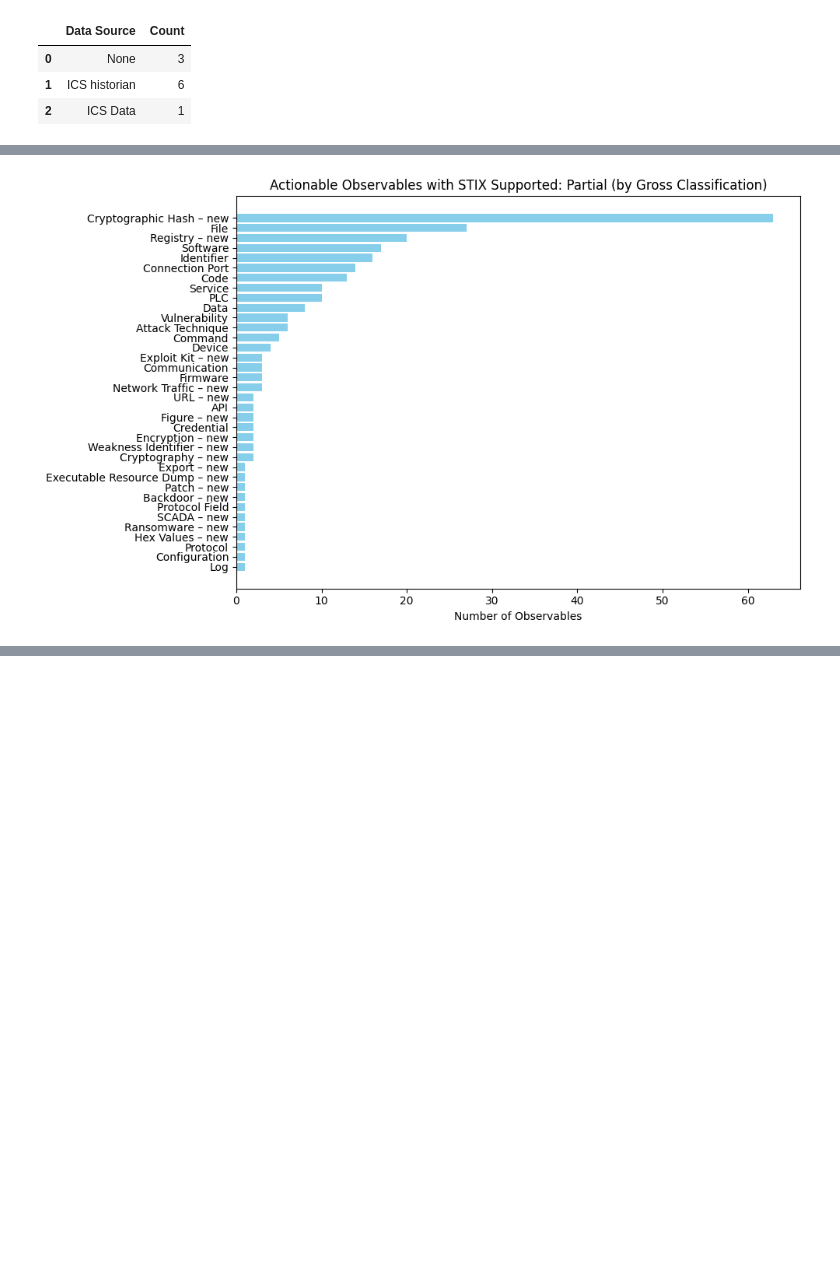
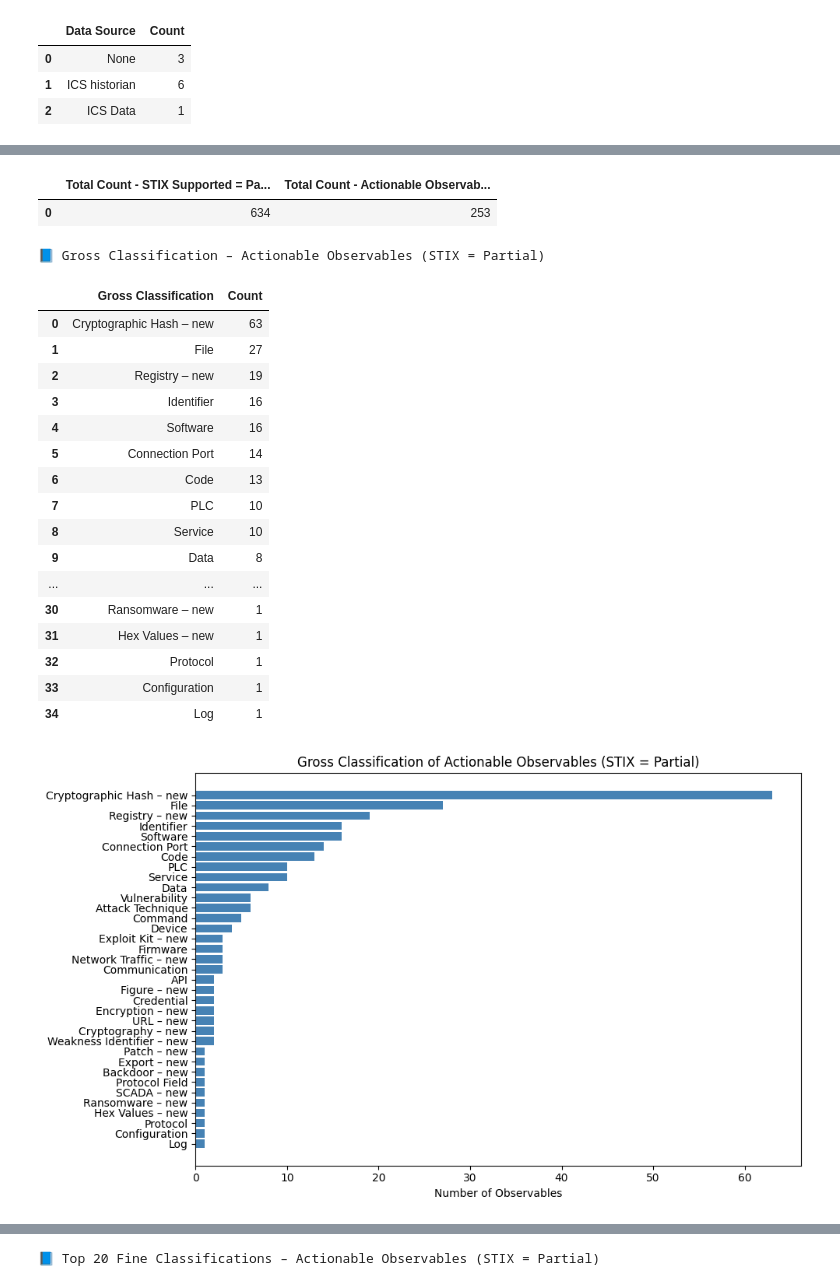
Before and after one commit to dorinhazan/FinalProject-DataScience, a Jupyter notebook: final_statistics.ipynb, the cells around one changed output, grey strips where cells are left out. Saved outputs shown, nothing was run; the diff lists cells and outputs as text; code cells hidden in the pictures; blank space fills up the shorter version.

```diff
--- a/final_statistics.ipynb
+++ b/final_statistics.ipynb
@@ -46,7 +52,8 @@ malware_names = [
 # %%
-# Updated filtering to also remove observables with observable_value matching malware_name_set
-malware_name_set = set(malware_names)  # assuming malware_names is already defined
-
+malware_pattern = re.compile(
+    r'\b(?:' + '|'.join(map(re.escape, malware_name_set)) + r')\b',
+    flags=re.I
+)
 retained_observables = []
 removed_observables = []
 
@@ -58,7 +65,7 @@ for obs in merged_combined_list:
     if (
         "malware" in fine_class or
         stix_val == "Full: Malware" or
-        observable_val in malware_name_set
+        malware_pattern.search(observable_val)
     ):
         removed_observables.append(obs)
     else:
@@ -73,5 +80,3 @@ with open(filtered_path, "w") as f:
 
 with open(removed_path, "w") as f:
     json.dump(removed_observables, f, indent=2)
-
-filtered_path, removed_path
@@ -365,32 +335,62 @@ display(styled_table(data_source_df, "📘 Data Source"))
 | 1 | ICS historian | 6 |
 | 2 | ICS Data | 1 |
 # %%
-# Step 5.1: Filter observables where STIX_supported == "Partial"
+# Step 5.1: Filter observables with STIX_supported == "Partial"
 partial_stix_observables = [obs for obs in all_observables if obs.get("STIX_supported") == "Partial"]
 
 # Further filter to those that are actionable
 actionable_partial_stix = [obs for obs in partial_stix_observables if obs.get("artifact_details") == "Actionable"]
+total_partial = len(partial_stix_observables)
 actionable_partial_count = len(actionable_partial_stix)
 
-# Step 5.2: Count gross_classification from actionable ones
+# Create summary table
+summary_df = pd.DataFrame([{
+    "Total Count - STIX Supported = Partial": total_partial,
+    "Total Count - Actionable Observables (Partial)": actionable_partial_count
+}])
+
+# Count gross_classification from actionable
 gross_class_counts = Counter(obs.get("gross_classification", "Unknown") for obs in actionable_partial_stix)
 df_gross_class = pd.DataFrame(gross_class_counts.items(), columns=["Gross Classification", "Count"])
 df_gross_class = df_gross_class.sort_values(by="Count", ascending=False)
 
-# Step 5.3: Count top fine_classification values
+# Count top fine_classification values
 fine_class_counts = Counter(obs.get("fine_classification", "Unknown") for obs in actionable_partial_stix)
 df_fine_class = pd.DataFrame(fine_class_counts.items(), columns=["Fine Classification", "Count"])
 df_fine_class = df_fine_class.sort_values(by="Count", ascending=False).head(20)
 
-# Plotting the stacked bar chart (horizontal bar for clarity)
+# Styled table display
+def styled_table(df, title):
+    return (
+        df.style
+        .set_caption(title)
+        .set_table_styles([
+            {'selector': 'caption',
+             'props': [('font-size', '18px'), ('font-weight', 'bold'), ('text-align', 'left'), ('margin-bottom', '10px')]},
+            {'selector': 'th',
+             'props': [('text-align', 'left'), ('background-color', '#f2f2f2')]},
+            {'selector': 'td',
+             'props': [('text-align', 'left'), ('white-space', 'pre-wrap')]}
+        ])
+        .set_properties(**{
+            'border': '1px solid black',
+            'padding': '6px',
+            'vertical-align': 'top'
+        })
+    )
+display(styled_table(summary_df, "📘 Summary: STIX = Partial"))
+
+display(styled_table(df_gross_class.reset_index(drop=True), "📘 Gross Classification – Actionable Observables (STIX = Partial)"))
+
+# Plotting gross_classification
 plt.figure(figsize=(10, 6))
-plt.barh(df_gross_class["Gross Classification"], df_gross_class["Count"], color='skyblue')
+plt.barh(df_gross_class["Gross Classification"], df_gross_class["Count"], color='steelblue')
 plt.xlabel("Number of Observables")
-plt.title("Actionable Observables with STIX Supported: Partial (by Gross Classification)")
+plt.title("Gross Classification of Actionable Observables (STIX = Partial)")
 plt.gca().invert_yaxis()
 plt.tight_layout()
 plt.show()
 
-# Display outputs
-actionable_partial_count, df_gross_class.reset_index(drop=True), df_fine_class.reset_index(drop=True)
+# Display styled summary and results
+display(styled_table(df_fine_class.reset_index(drop=True), "📘 Top 20 Fine Classifications – Actionable Observables (STIX = Partial)"))
 # %% [output]
@@ -397 +398,21 @@ actionable_partial_count, df_gross_class.reset_index(drop=True), df_fine_class.r
+|  | Total Count - STIX Supported = Pa... | Total Count - Actionable Observab... |
+| 0 | 634 | 253 |
+📘 Gross Classification – Actionable Observables (STIX = Partial)
+|  | Gross Classification | Count |
+| 0 | Cryptographic Hash – new | 63 |
+| 1 | File | 27 |
+| 2 | Registry – new | 19 |
+| 3 | Identifier | 16 |
+| 4 | Software | 16 |
+| 5 | Connection Port | 14 |
+| 6 | Code | 13 |
+| 7 | PLC | 10 |
+| 8 | Service | 10 |
+| 9 | Data | 8 |
+| ... | ... | ... |
+| 30 | Ransomware – new | 1 |
+| 31 | Hex Values – new | 1 |
+| 32 | Protocol | 1 |
+| 33 | Configuration | 1 |
+| 34 | Log | 1 |
-[figure, old version]
+[figure, new version]
@@ -414,0 +419 @@ actionable_partial_count, df_gross_class.reset_index(drop=True), df_fine_class.r
+📘 Top 20 Fine Classifications – Actionable Observables (STIX = Partial)
```
Also changed, not shown: parts of 9 cells of this notebook.
